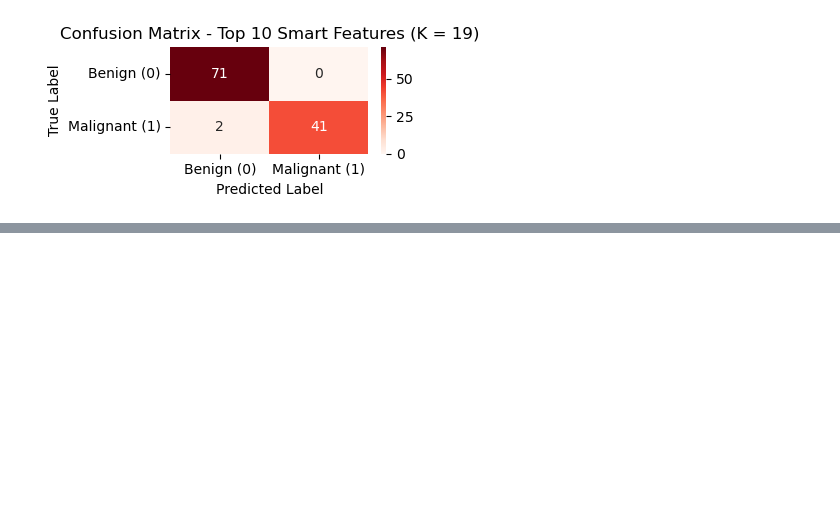
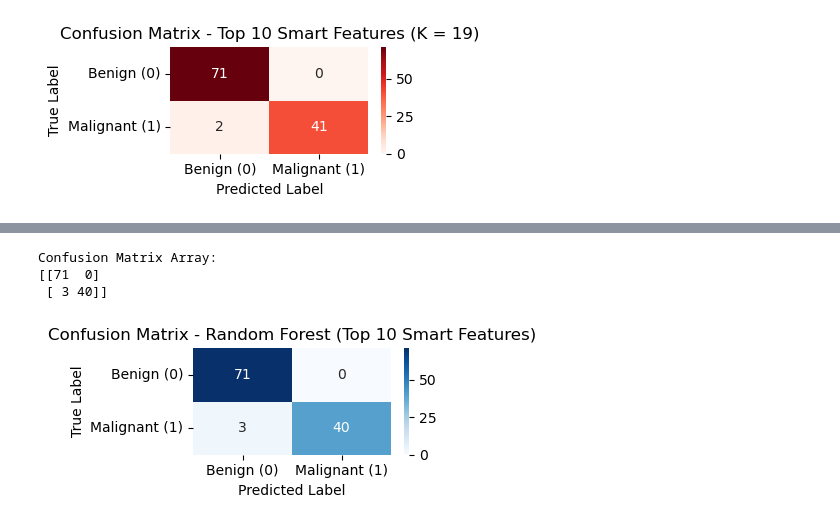
Before and after one commit to lugon36/breast-cancer-diagnosis, a Jupyter notebook: breast_cancer_diangosis_ML.ipynb, the cells around one changed output, grey strips where cells are left out. Saved outputs shown, nothing was run; the diff lists cells and outputs as text; code cells hidden in the pictures; blank space fills up the shorter version.

```diff
--- a/breast_cancer_diangosis_ML.ipynb
+++ b/breast_cancer_diangosis_ML.ipynb
@@ -775,0 +882,2 @@ plt.show()
+# %%
+X_train_rf, X_test_rf, y_train_rf, y_test_rf = train_test_split(X_rf, y_rf, test_size=0.2, random_state=0)
@@ -775,0 +886,3 @@ plt.show()
+# %%
+rf_model = RandomForestClassifier(n_estimators=100, random_state=0)
+rf_model.fit(X_train_rf, y_train_rf)
@@ -775,0 +893,8 @@ plt.show()
+# %%
+y_pred_rf = rf_model.predict(X_test_rf)
+rf_accuracy = accuracy_score(y_test_rf, y_pred_rf)
+
+print(f"--- RANDOM FOREST MODEL (10 Smart Features) ---")
+print(f"Global Accuracy: {rf_accuracy:.4f}")
+print("\nClassification Report:")
+print(classification_report(y_test_rf, y_pred_rf))
@@ -775,0 +914,23 @@ plt.show()
+# %%
+#Confusion matrix
+cm_rf = confusion_matrix(y_test_rf, y_pred_rf)
+print("\nConfusion Matrix Array:")
+print(cm_rf)
+# %%
+#Visualization - Confusion Matrix
+
+fig, ax = plt.subplots(figsize=(4, 2))
+sns.heatmap(cm_rf, annot=True, fmt='d', cmap='Blues',
+            xticklabels=['Benign (0)', 'Malignant (1)'],
+            yticklabels=['Benign (0)', 'Malignant (1)'], ax=ax)
+
+ax.set_xlabel('Predicted Label')
+ax.set_ylabel('True Label')
+ax.set_title('Confusion Matrix - Random Forest (Top 10 Smart Features)')
+plt.tight_layout()
+plt.show()
+# %% [output]
+Confusion Matrix Array:
+[[71  0]
+ [ 3 40]]
+[figure, added]
```
Also changed, not shown: parts of 76 cells of this notebook.
